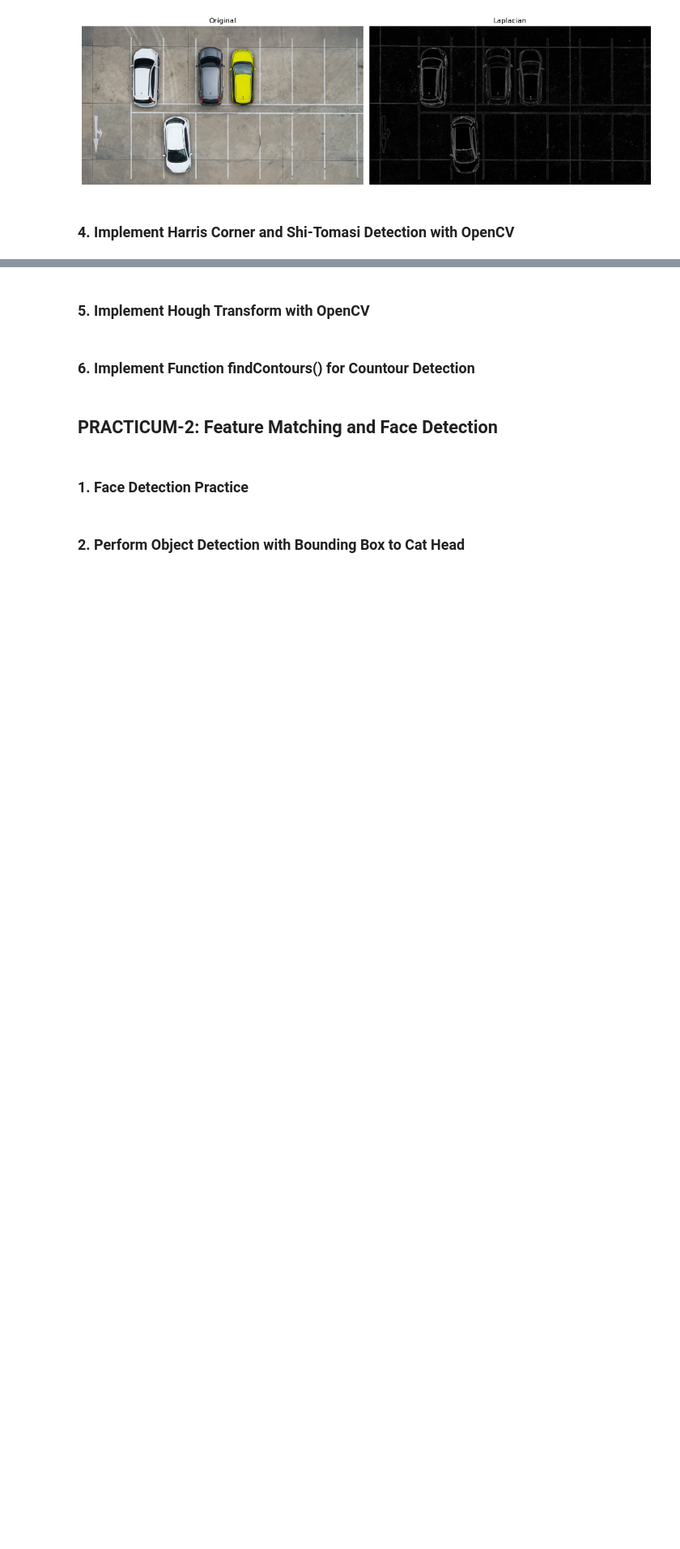
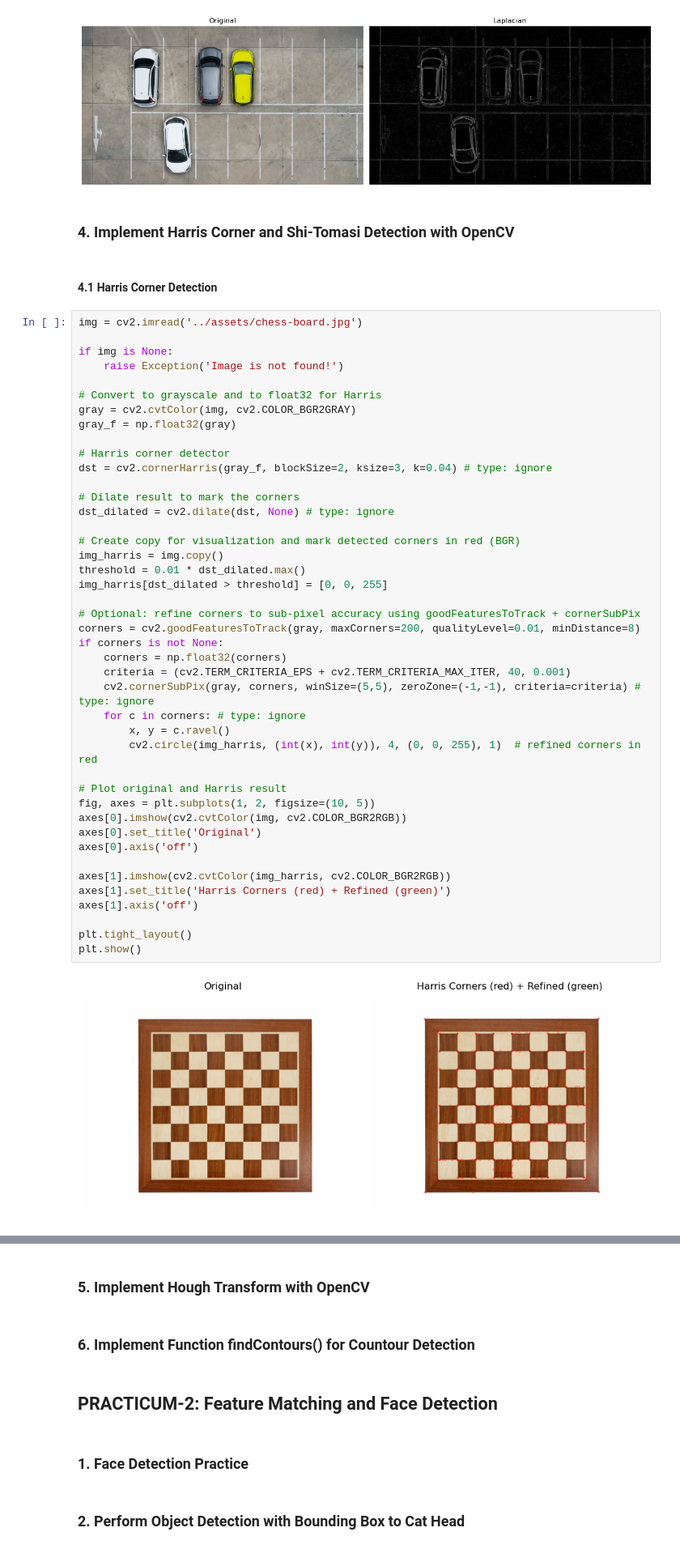
Before and after one commit to FarrelAD/Penglihatan-Komputer, a Jupyter notebook: notebooks/week-11.ipynb, the cells around one changed output, grey strips where cells are left out. Shown at 81% size. Cells and saved outputs as stored; diff of their text form; blank space fills up the shorter version.

```diff
--- a/notebooks/week-11.ipynb
+++ b/notebooks/week-11.ipynb
@@ -183,3 +183,50 @@ plt.show()
 [figure]
 # %% [markdown]
 ### 4. Implement **Harris Corner and Shi-Tomasi Detection** with OpenCV
+# %% [markdown]
+#### 4.1 Harris Corner Detection
+# %%
+img = cv2.imread('../assets/chess-board.jpg')
+
+if img is None:
+    raise Exception('Image is not found!')
+
+# Convert to grayscale and to float32 for Harris
+gray = cv2.cvtColor(img, cv2.COLOR_BGR2GRAY)
+gray_f = np.float32(gray)
+
+# Harris corner detector
+dst = cv2.cornerHarris(gray_f, blockSize=2, ksize=3, k=0.04) # type: ignore
+
+# Dilate result to mark the corners
+dst_dilated = cv2.dilate(dst, None) # type: ignore
+
+# Create copy for visualization and mark detected corners in red (BGR)
+img_harris = img.copy()
+threshold = 0.01 * dst_dilated.max()
+img_harris[dst_dilated > threshold] = [0, 0, 255]
+
+# Optional: refine corners to sub-pixel accuracy using goodFeaturesToTrack + cornerSubPix
+corners = cv2.goodFeaturesToTrack(gray, maxCorners=200, qualityLevel=0.01, minDistance=8)
+if corners is not None:
+    corners = np.float32(corners)
+    criteria = (cv2.TERM_CRITERIA_EPS + cv2.TERM_CRITERIA_MAX_ITER, 40, 0.001)
+    cv2.cornerSubPix(gray, corners, winSize=(5,5), zeroZone=(-1,-1), criteria=criteria) # type: ignore
+    for c in corners: # type: ignore
+        x, y = c.ravel()
+        cv2.circle(img_harris, (int(x), int(y)), 4, (0, 0, 255), 1)  # refined corners in red
+
+# Plot original and Harris result
+fig, axes = plt.subplots(1, 2, figsize=(10, 5))
+axes[0].imshow(cv2.cvtColor(img, cv2.COLOR_BGR2RGB))
+axes[0].set_title('Original')
+axes[0].axis('off')
+
+axes[1].imshow(cv2.cvtColor(img_harris, cv2.COLOR_BGR2RGB))
+axes[1].set_title('Harris Corners (red) + Refined (green)')
+axes[1].axis('off')
+
+plt.tight_layout()
+plt.show()
+# %% [output]
+[figure, added]
```
Also changed, not shown: parts of 2 cells of this notebook, 2 other files.
